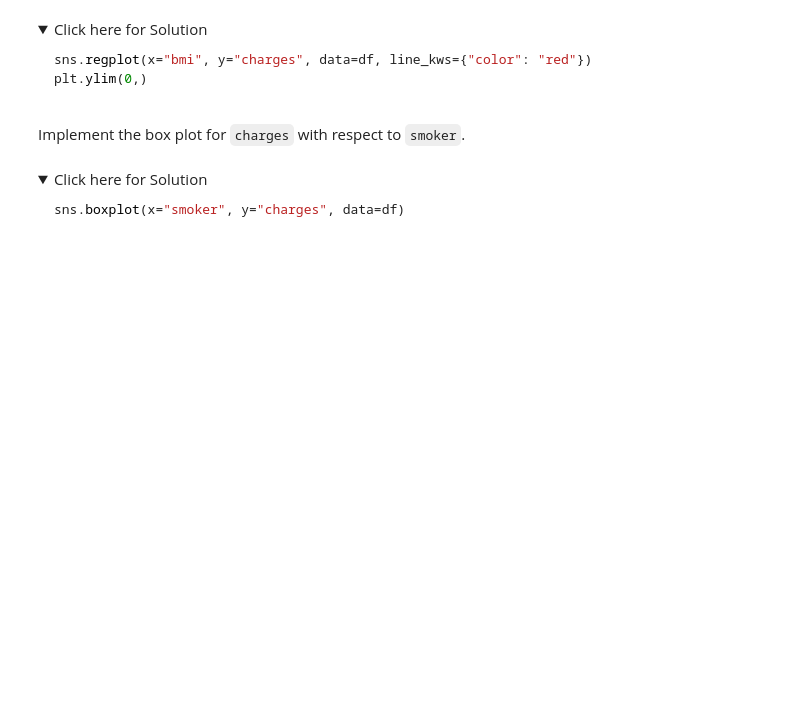
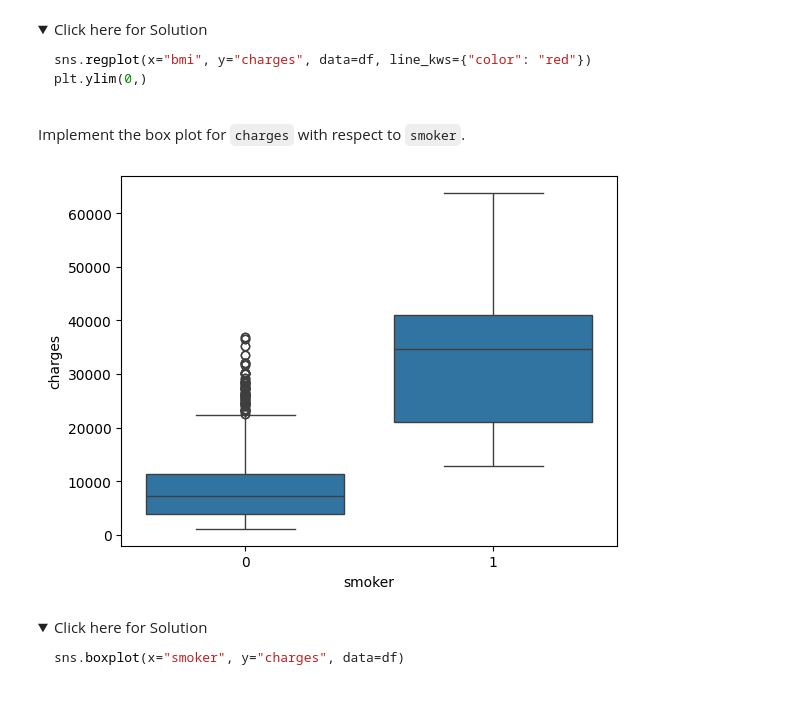
Before and after one commit to cronecoding/ibm_data_science, a Jupyter notebook: practice_project-mod5.ipynb, the cells around one changed output. Cells and saved outputs as stored; diff of their text form; code cells hidden in the pictures; folded sections open; blank space fills up the shorter version.

```diff
--- a/practice_project-mod5.ipynb
+++ b/practice_project-mod5.ipynb
@@ -187,6 +272,11 @@ plt.ylim(0,)
 </details>
 # %% [markdown]
 Implement the box plot for `charges` with respect to `smoker`.
+# %%
+sns.boxplot(x='smoker', y='charges', data=df)
+plt.show()
+# %% [output]
+[figure, added]
 # %% [markdown]
 <details>
     <summary>Click here for Solution</summary>
```
Also changed, not shown: parts of 13 cells of this notebook.
